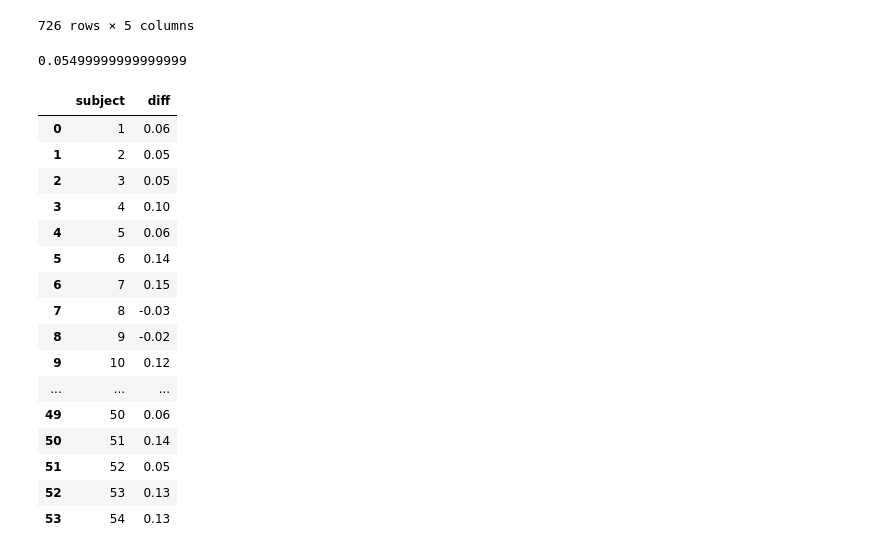
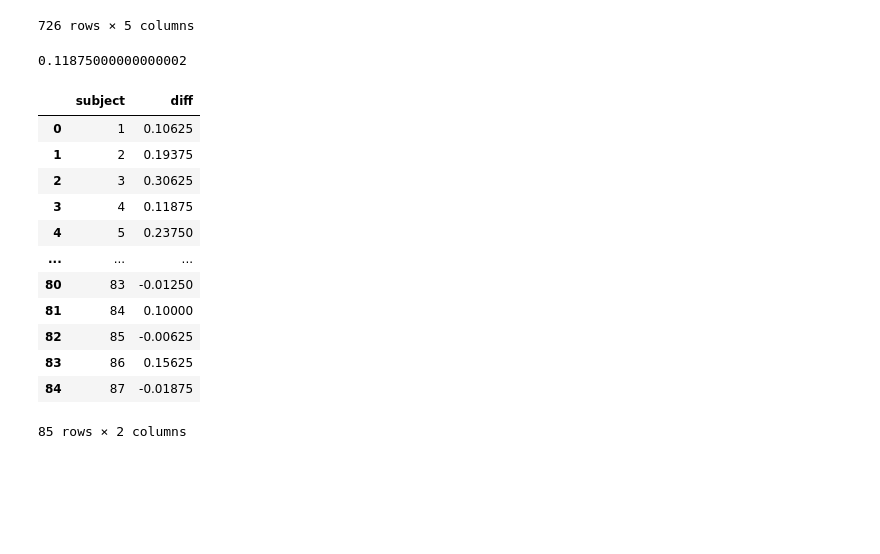
Before and after one commit to dtrocellier/MI_bci_epoch_window_influence, a Jupyter notebook: notebooks/visual-erp_subject-group.ipynb, the cells around one changed output. Saved outputs shown, nothing was run; the diff lists cells and outputs as text; code cells hidden in the pictures; blank space fills up the shorter version.

```diff
--- a/notebooks/visual-erp_subject-group.ipynb
+++ b/notebooks/visual-erp_subject-group.ipynb
@@ -35,54 +35,50 @@ df
 | 725 | 87 | Dreyer2023_wo_p | Deep4Net | w_00_40 | 0.83125 |
 726 rows × 5 columns
 # %%
-#dataset_name = "Dreyer2023"
-dataset_name = "Lee2019_MI"
+dataset_name = "Dreyer2023"
+#dataset_name = "Lee2019_MI"
 
 model = "Deep4Net"
 
 if dataset_name == "Dreyer2023":
     window_with_cue = "w_00_40"
     window_without_cue = "w_05_45"
 elif dataset_name == "Lee2019_MI":
     window_with_cue = "w_00_30"
     window_without_cue = "w_05_35"
 
 df = df[df["dataset"] == dataset_name]
 df = df[df["model"] == model]
 
 with_cue = df[df["epoch_window"] == window_with_cue]
 without_cue = df[df["epoch_window"] == window_without_cue]
 
 with_cue = with_cue.sort_values("subject")
 without_cue = without_cue.sort_values("subject")
 
 diff = pd.DataFrame()
 diff["subject"] = with_cue["subject"].tolist()
 diff["diff"] = with_cue["accuracy"].to_numpy() - without_cue["accuracy"].to_numpy()
 
 median = diff.median()["diff"]
 print(median)
 
 diff
 # %% [output]
-0.05499999999999999
+0.11875000000000002
 |  | subject | diff |
-| 0 | 1 | 0.06 |
-| 1 | 2 | 0.05 |
-| 2 | 3 | 0.05 |
-| 3 | 4 | 0.10 |
-| 4 | 5 | 0.06 |
-| 5 | 6 | 0.14 |
-| 6 | 7 | 0.15 |
-| 7 | 8 | -0.03 |
-| 8 | 9 | -0.02 |
-| 9 | 10 | 0.12 |
+| 0 | 1 | 0.10625 |
+| 1 | 2 | 0.19375 |
+| 2 | 3 | 0.30625 |
+| 3 | 4 | 0.11875 |
+| 4 | 5 | 0.23750 |
 | ... | ... | ... |
-| 49 | 50 | 0.06 |
-| 50 | 51 | 0.14 |
-| 51 | 52 | 0.05 |
-| 52 | 53 | 0.13 |
-| 53 | 54 | 0.13 |
+| 80 | 83 | -0.01250 |
+| 81 | 84 | 0.10000 |
+| 82 | 85 | -0.00625 |
+| 83 | 86 | 0.15625 |
+| 84 | 87 | -0.01875 |
+85 rows × 2 columns
 # %%
 big = diff[diff["diff"] >= median]["subject"].tolist()
 small = diff[diff["diff"] < median]["subject"].tolist()
```
Also changed, not shown: parts of 2 cells of this notebook, 1 other file.
